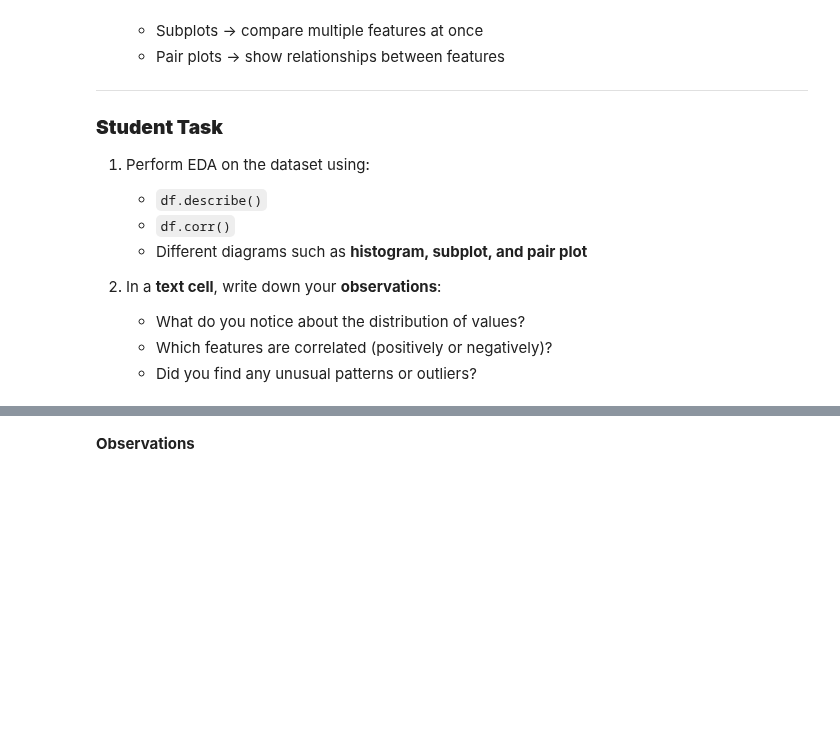
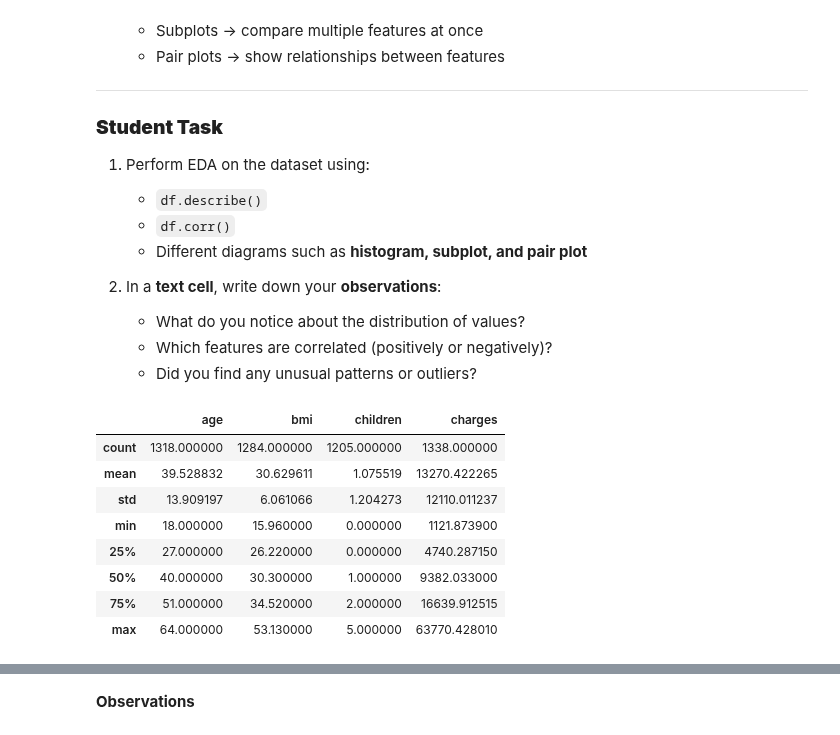
Before and after one commit to myngoc-trg/DA631E_ArtificialIntelligenceForDataScience, a Jupyter notebook: Lab_1/Lab1.ipynb, the cells around one changed output, grey strips where cells are left out. Saved outputs shown, nothing was run; the diff lists cells and outputs as text; code cells hidden in the pictures; blank space fills up the shorter version.

```diff
--- a/Lab_1/Lab1.ipynb
+++ b/Lab_1/Lab1.ipynb
@@ -207,3 +210,14 @@ In EDA, we often use:
    - Did you find any unusual patterns or outliers?
 # %%
 #implement the code for Question 1 here
+df.describe()
+# %% [output]
+|  | age | bmi | children | charges |
+| count | 1318.000000 | 1284.000000 | 1205.000000 | 1338.000000 |
+| mean | 39.528832 | 30.629611 | 1.075519 | 13270.422265 |
+| std | 13.909197 | 6.061066 | 1.204273 | 12110.011237 |
+| min | 18.000000 | 15.960000 | 0.000000 | 1121.873900 |
+| 25% | 27.000000 | 26.220000 | 0.000000 | 4740.287150 |
+| 50% | 40.000000 | 30.300000 | 1.000000 | 9382.033000 |
+| 75% | 51.000000 | 34.520000 | 2.000000 | 16639.912515 |
+| max | 64.000000 | 53.130000 | 5.000000 | 63770.428010 |
```
Also changed, not shown: parts of 6 cells of this notebook.
